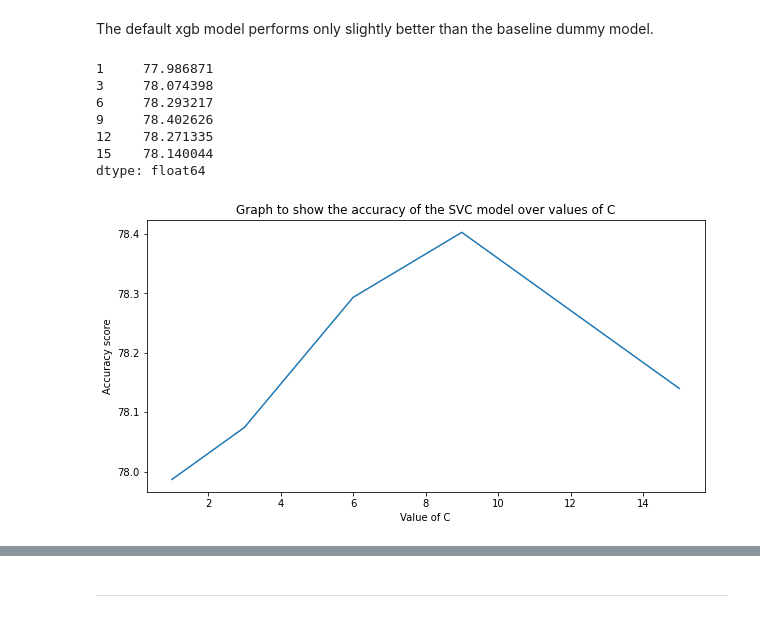
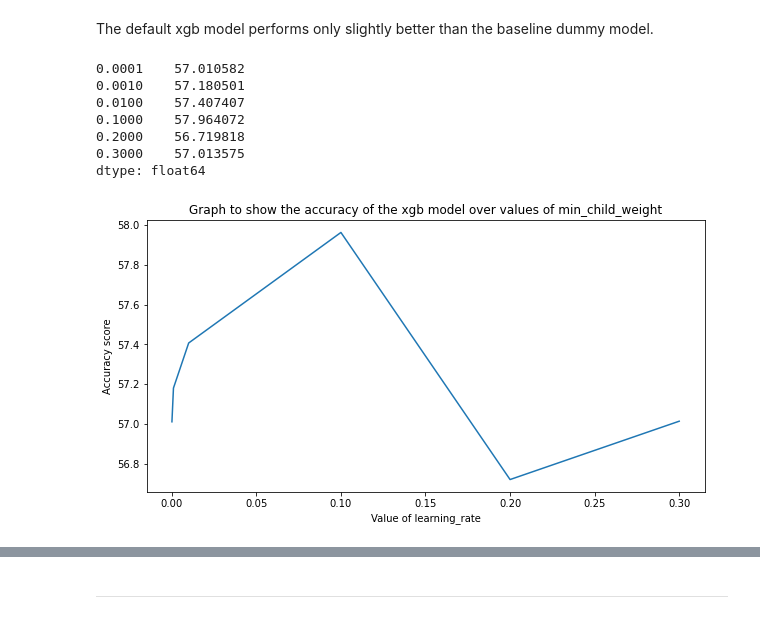
Before and after one commit to divzueri/Data-Science-Projects, a Jupyter notebook: HRAnalytics/notebooks/4_Modeling.ipynb, the cells around one changed output, grey strips where cells are left out. Saved outputs shown, nothing was run; the diff lists cells and outputs as text; code cells hidden in the pictures.

```diff
--- a/HRAnalytics/notebooks/4_Modeling.ipynb
+++ b/HRAnalytics/notebooks/4_Modeling.ipynb
@@ -400,7 +526,7 @@ params_SVC_lin = {
 
 SVC_linear = Pipeline([('scaler', StandardScaler()), ('SVC_Linear', LinearSVC(dual=False, random_state=0))])
 
-SVC_lin_gridcv = GridSearchCV(SVC_linear, params_SVC_lin, cv=5, scoring='accuracy', verbose=2, n_jobs=-1)
+SVC_lin_gridcv = GridSearchCV(SVC_linear, params_SVC_lin, cv=5, scoring='precision', verbose=2, n_jobs=-1)
 SVC_lin_gridcv.fit(X_train, y_train)
 # %% [output]
 Fitting 5 folds for each of 150 candidates, totalling 750 fits
@@ -565,0 +730,21 @@ weighted avg     0.7648    0.7810    0.7689      4570
+# %%
+%%time
+
+# RBF with oversampling of minority class
+
+# Make pipeline
+SVC_nonlinear_bal = Pipe_Imb([('scaler', StandardScaler()), ('sm', SMOTE()), ('SVC', SVC(random_state=0))])
+
+# Define param grid
+params_SVC_rbf_bal = {
+    'SVC__kernel': ['rbf'],
+    'SVC__C': [0.1, 0.5, 1, 2, 5],
+    'SVC__gamma': [.0001, .001, .01, 1, 10],
+}
+
+# Grid search
+SVC_rbf_gridcv_bal = GridSearchCV(SVC_nonlinear_bal, params_SVC_rbf_bal, cv=5, scoring='precision', n_jobs=-1)
+SVC_rbf_gridcv_bal.fit(X_train, y_train)
+
+# Best Model
+SVC_rbf_gridcv_bal.best_estimator_, SVC_rbf_gridcv_bal.best_params_, SVC_rbf_gridcv_bal.best_score_
@@ -598,32 +804,32 @@ The default xgb model performs only slightly better than the baseline dummy mode
 # %%
 %%time
 
 # Print accuracy along different values of c
-max_d = [1, 3, 6, 9, 12, 15]
-acc = []
+test = [0.0001, 0.001, 0.01, 0.1, 0.2, 0.3]
+pr = []
 
-for i in max_d:
+for i in test:
     clf = xgb.XGBClassifier(objective='binary:logistic', use_label_encoder=False, eval_metric='error',
-                           gamma=i, n_estimators=10, random_state=0)
+                           learning_rate=i, n_estimators=10, random_state=0)
     clf.fit(X_train_scaled, y_train)
-    acc.append(accuracy_score(y_test, clf.predict(X_test_scaled)) * 100)
-acc = pd.Series(acc, index=max_d)
+    pr.append(precision_score(y_test, clf.predict(X_test_scaled)) * 100)
+pr = pd.Series(pr, index=test)
 
-print(acc)
+print(pr)
 
 # Plot
 plt.figure(figsize = (10,5))
-plt.title('Graph to show the accuracy of the SVC model over values of C')
-plt.xlabel('Value of C')
+plt.title('Graph to show the accuracy of the xgb model over values of min_child_weight')
+plt.xlabel('Value of learning_rate')
 plt.ylabel('Accuracy score')
-acc.plot.line()
+pr.plot.line()
 plt.show()
 # %% [output]
-1     77.986871
-3     78.074398
-6     78.293217
-9     78.402626
-12    78.271335
-15    78.140044
+0.0001    57.010582
+0.0010    57.180501
+0.0100    57.407407
+0.1000    57.964072
+0.2000    56.719818
+0.3000    57.013575
 dtype: float64
-[figure, old version]
+[figure, new version]
```
Also changed, not shown: parts of 58 cells of this notebook.
